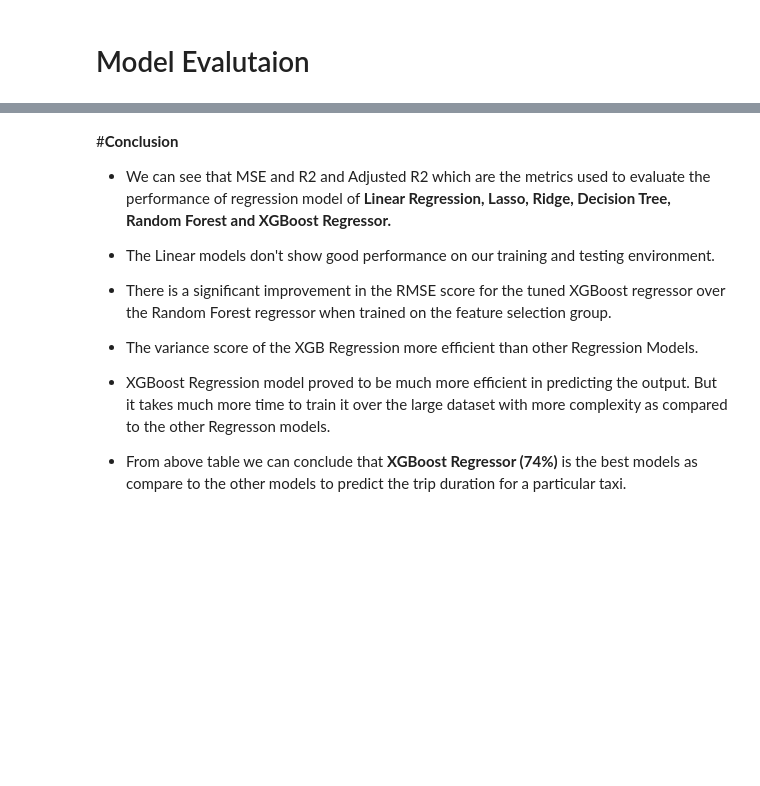
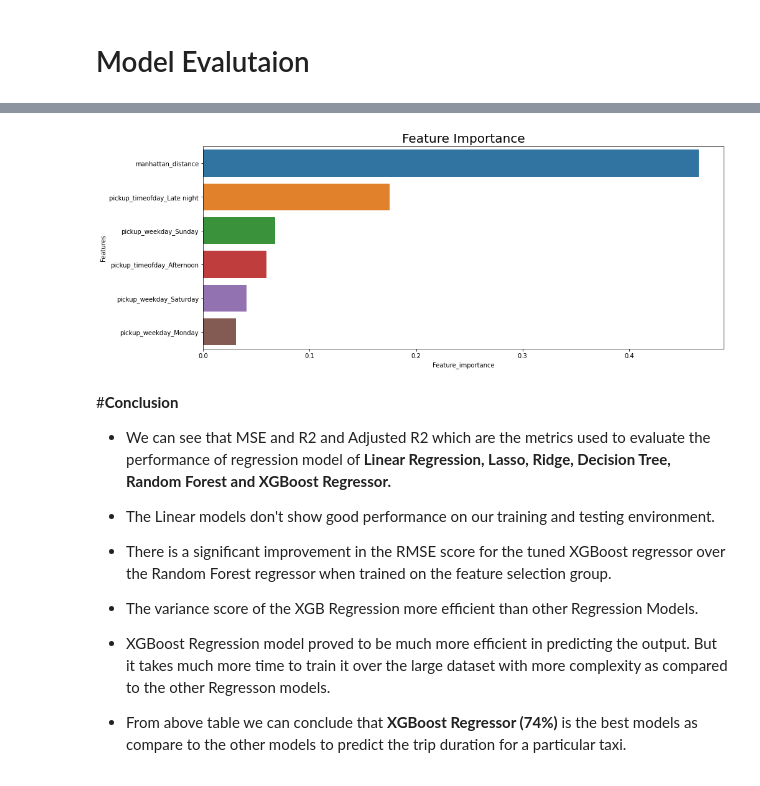
Before and after one commit to NaithaniAR/CapstoneProject-MLRegression, a Jupyter notebook: NYC_Taxi_Trip_Time_Prediction_Capstone_Project.ipynb, the cells around one changed output, grey strips where cells are left out. Saved outputs shown, nothing was run; the diff lists cells and outputs as text; code cells hidden in the pictures; blank space fills up the shorter version.

```diff
--- a/NYC_Taxi_Trip_Time_Prediction_Capstone_Project.ipynb
+++ b/NYC_Taxi_Trip_Time_Prediction_Capstone_Project.ipynb
@@ -738,3 +750,14 @@ memory usage: 78.4 MB
+# %%
+independent_variables=df_train[['pickup_longitude', 'pickup_latitude', 'dropoff_longitude',
+       'dropoff_latitude',  'manhattan_distance',
+       'pickup_weekday_Friday', 'pickup_weekday_Monday',
+       'pickup_weekday_Saturday', 'pickup_weekday_Sunday',
+       'pickup_weekday_Thursday', 'pickup_weekday_Tuesday',
+       'pickup_weekday_Wednesday', 'pickup_timeofday_Afternoon',
+       'pickup_timeofday_Evening', 'pickup_timeofday_Late night',
+       'pickup_timeofday_Morning']]
+
+dependent_variables =df_train['trip_duration']
 # %%
 X = df_train.drop('trip_duration',axis=1)
 X['manhattan_distance'] = np.log(X['manhattan_distance'])
@@ -1470,3 +1493,6 @@ model_comparison.to_csv('/content/drive/MyDrive/Almabetter Projects /NYC Taxi Tr
 # %%
 # Reading the dataframe from the csv file again to import the scraped data from the already prepared csv file
 model_comparison = pd.read_csv('/content/drive/MyDrive/Almabetter Projects /NYC Taxi Trip Time Prediction /NYC Data/model.csv')
+# %%
+importance_df= pd.DataFrame({'Features': independent_variables.columns, 'Feature_importance': list(xgb_model.best_estimator_.feature_importances_)})
+importance_df.sort_values(by=['Feature_importance'],ascending=False)[:5]
@@ -1473,3 +1506,14 @@ model_comparison = pd.read_csv('/content/drive/MyDrive/Almabetter Projects /NYC
+# %%
+'''Sorting the values'''
+importance_df.sort_values(by=['Feature_importance'],ascending=False,inplace=True)
+
+'''Plotting the feature importance in a graph'''
+plt.figure(figsize=(15,6))
+plt.title('Feature Importance', fontsize=20)
+sns.barplot(x="Feature_importance",y='Features', data=importance_df[:6], orient = 'h')
+plt.show()
+# %% [output]
+[figure, added]
 # %% [markdown]
 #**Conclusion**
 * We can see that MSE and R2 and Adjusted R2 which are the metrics used to evaluate the performance of regression model of **Linear Regression, Lasso, Ridge, Decision Tree, Random Forest and XGBoost Regressor.**
```
Also changed, not shown: parts of 2 cells of this notebook.
